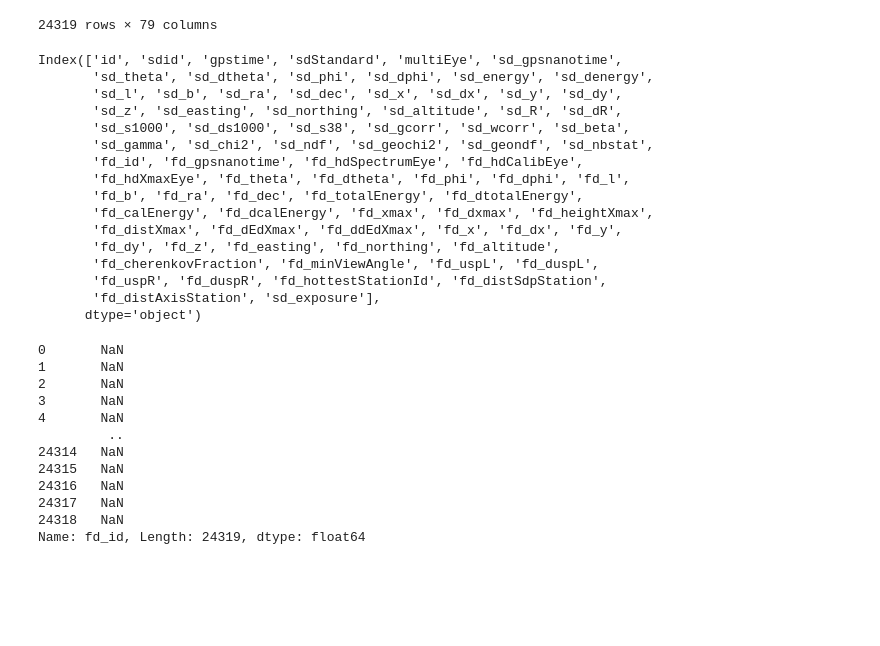
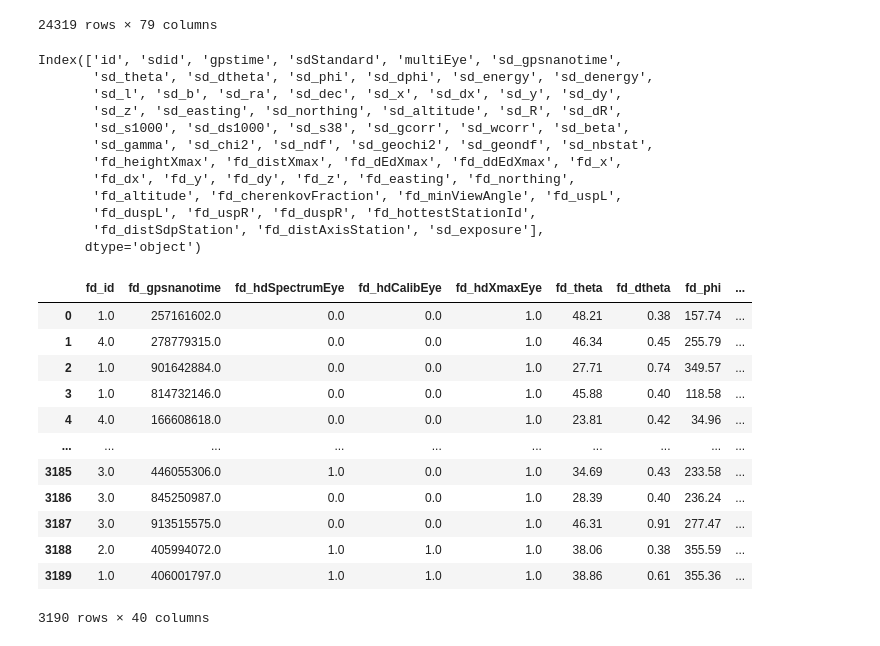
Before and after one commit to Pablo-Pomares/CNF2023, a Jupyter notebook: data_gathering.ipynb, the cells around one changed output. Saved outputs shown, nothing was run; the diff lists cells and outputs as text; code cells hidden in the pictures; blank space fills up the shorter version.

```diff
--- a/data_gathering.ipynb
+++ b/data_gathering.ipynb
@@ -1,7 +1,7 @@
 # %%
 import pandas as pd
 # %%
-df = pd.read_csv("datos/summary/dataSummary.csv")
+df = pd.read_csv("summary/dataSummary.csv")
 df
 # %% [output]
 |  | id | sdid | gpstime | sdStandard | multiEye | sd_gpsnanotime | sd_theta | sd_dtheta | sd_phi | ... |
@@ -18,6 +18,7 @@ df
 | 24318 | 182433427400 | 49736980 | 1219786289 | 1 | 0 | 239178000.0 | 41.95 | 0.28 | 178.21 | ... |
 24319 rows × 79 columns
 # %%
+col_fd = ['fd_id', 'fd_gpsnanotime', 'fd_hdSpectrumEye', 'fd_hdCalibEye', 'fd_hdXmaxEye', 'fd_theta', 'fd_dtheta', 'fd_phi', 'fd_dphi', 'fd_l', 'fd_b', 'fd_ra', 'fd_dec', 'fd_totalEnergy', 'fd_dtotalEnergy', 'fd_calEnergy', 'fd_dcalEnergy', 'fd_xmax', 'fd_dxmax', 'fd_heightXmax', 'fd_distXmax', 'fd_dEdXmax', 'fd_ddEdXmax', 'fd_x', 'fd_dx', 'fd_y', 'fd_dy', 'fd_z', 'fd_easting', 'fd_northing', 'fd_altitude', 'fd_cherenkovFraction', 'fd_minViewAngle', 'fd_uspL', 'fd_duspL', 'fd_uspR', 'fd_duspR', 'fd_hottestStationId', 'fd_distSdpStation', 'fd_distAxisStation']
 df.columns
 # %% [output]
 Index(['id', 'sdid', 'gpstime', 'sdStandard', 'multiEye', 'sd_gpsnanotime',
@@ -26,14 +27,10 @@ Index(['id', 'sdid', 'gpstime', 'sdStandard', 'multiEye', 'sd_gpsnanotime',
        'sd_z', 'sd_easting', 'sd_northing', 'sd_altitude', 'sd_R', 'sd_dR',
        'sd_s1000', 'sd_ds1000', 'sd_s38', 'sd_gcorr', 'sd_wcorr', 'sd_beta',
        'sd_gamma', 'sd_chi2', 'sd_ndf', 'sd_geochi2', 'sd_geondf', 'sd_nbstat',
-       'fd_id', 'fd_gpsnanotime', 'fd_hdSpectrumEye', 'fd_hdCalibEye',
-       'fd_hdXmaxEye', 'fd_theta', 'fd_dtheta', 'fd_phi', 'fd_dphi', 'fd_l',
-       'fd_b', 'fd_ra', 'fd_dec', 'fd_totalEnergy', 'fd_dtotalEnergy',
-       'fd_calEnergy', 'fd_dcalEnergy', 'fd_xmax', 'fd_dxmax', 'fd_heightXmax',
-       'fd_distXmax', 'fd_dEdXmax', 'fd_ddEdXmax', 'fd_x', 'fd_dx', 'fd_y',
-       'fd_dy', 'fd_z', 'fd_easting', 'fd_northing', 'fd_altitude',
-       'fd_cherenkovFraction', 'fd_minViewAngle', 'fd_uspL', 'fd_duspL',
-       'fd_uspR', 'fd_duspR', 'fd_hottestStationId', 'fd_distSdpStation',
-       'fd_distAxisStation', 'sd_exposure'],
+       'fd_heightXmax', 'fd_distXmax', 'fd_dEdXmax', 'fd_ddEdXmax', 'fd_x',
+       'fd_dx', 'fd_y', 'fd_dy', 'fd_z', 'fd_easting', 'fd_northing',
+       'fd_altitude', 'fd_cherenkovFraction', 'fd_minViewAngle', 'fd_uspL',
+       'fd_duspL', 'fd_uspR', 'fd_duspR', 'fd_hottestStationId',
+       'fd_distSdpStation', 'fd_distAxisStation', 'sd_exposure'],
       dtype='object')
 # %%
@@ -41,15 +40,22 @@ dfsd = df.pop('fd_id')
 # %%
-dfsd
+index_drop = []
+for i in range(df_fd.shape[0]):
+    if str(df_fd.iloc[i, 0]) == "nan":
+        index_drop.append(i)
+df_fd = df_fd.drop(index_drop).reset_index().drop(columns="index")
-# %% [output]
-0       NaN
-1       NaN
-2       NaN
-3       NaN
-4       NaN
-         ..
-24314   NaN
-24315   NaN
-24316   NaN
-24317   NaN
-24318   NaN
-Name: fd_id, Length: 24319, dtype: float64
+# %%
+df_fd
+# %% [output]
+|  | fd_id | fd_gpsnanotime | fd_hdSpectrumEye | fd_hdCalibEye | fd_hdXmaxEye | fd_theta | fd_dtheta | fd_phi | ... |
+| 0 | 1.0 | 257161602.0 | 0.0 | 0.0 | 1.0 | 48.21 | 0.38 | 157.74 | ... |
+| 1 | 4.0 | 278779315.0 | 0.0 | 0.0 | 1.0 | 46.34 | 0.45 | 255.79 | ... |
+| 2 | 1.0 | 901642884.0 | 0.0 | 0.0 | 1.0 | 27.71 | 0.74 | 349.57 | ... |
+| 3 | 1.0 | 814732146.0 | 0.0 | 0.0 | 1.0 | 45.88 | 0.40 | 118.58 | ... |
+| 4 | 4.0 | 166608618.0 | 0.0 | 0.0 | 1.0 | 23.81 | 0.42 | 34.96 | ... |
+| ... | ... | ... | ... | ... | ... | ... | ... | ... | ... |
+| 3185 | 3.0 | 446055306.0 | 1.0 | 0.0 | 1.0 | 34.69 | 0.43 | 233.58 | ... |
+| 3186 | 3.0 | 845250987.0 | 0.0 | 0.0 | 1.0 | 28.39 | 0.40 | 236.24 | ... |
+| 3187 | 3.0 | 913515575.0 | 0.0 | 0.0 | 1.0 | 46.31 | 0.91 | 277.47 | ... |
+| 3188 | 2.0 | 405994072.0 | 1.0 | 1.0 | 1.0 | 38.06 | 0.38 | 355.59 | ... |
+| 3189 | 1.0 | 406001797.0 | 1.0 | 1.0 | 1.0 | 38.86 | 0.61 | 355.36 | ... |
+3190 rows × 40 columns
```
Also changed, not shown: parts of 4 cells of this notebook, 3 other files.
